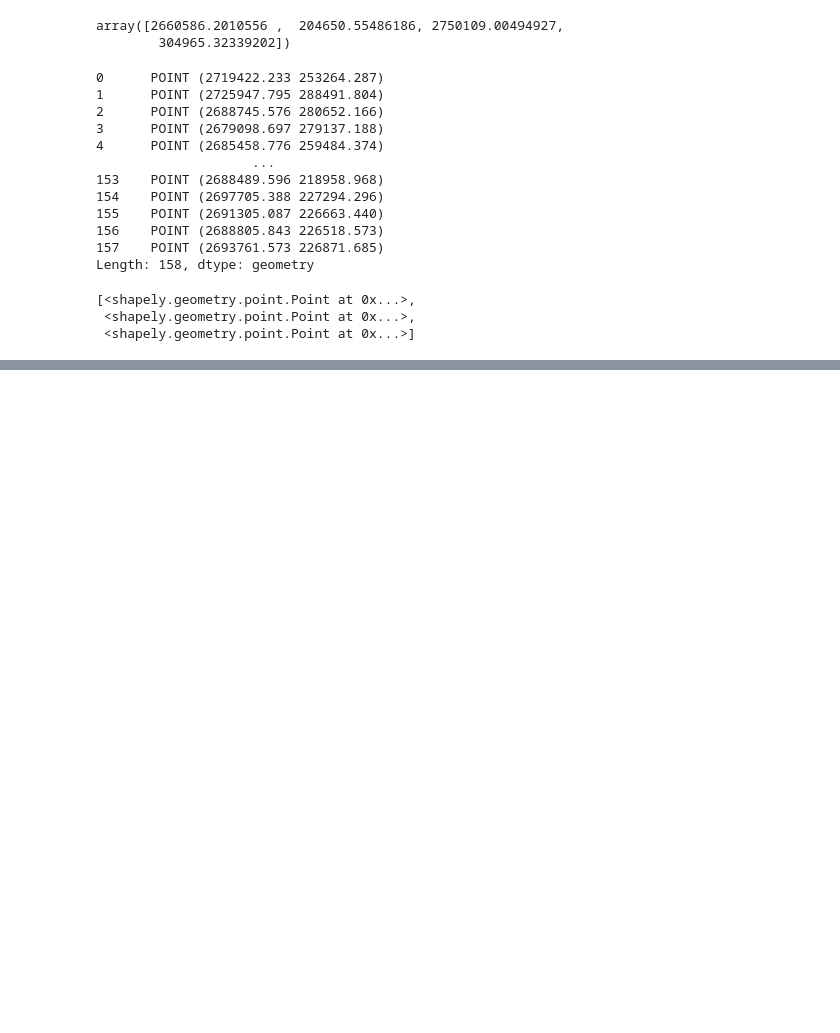
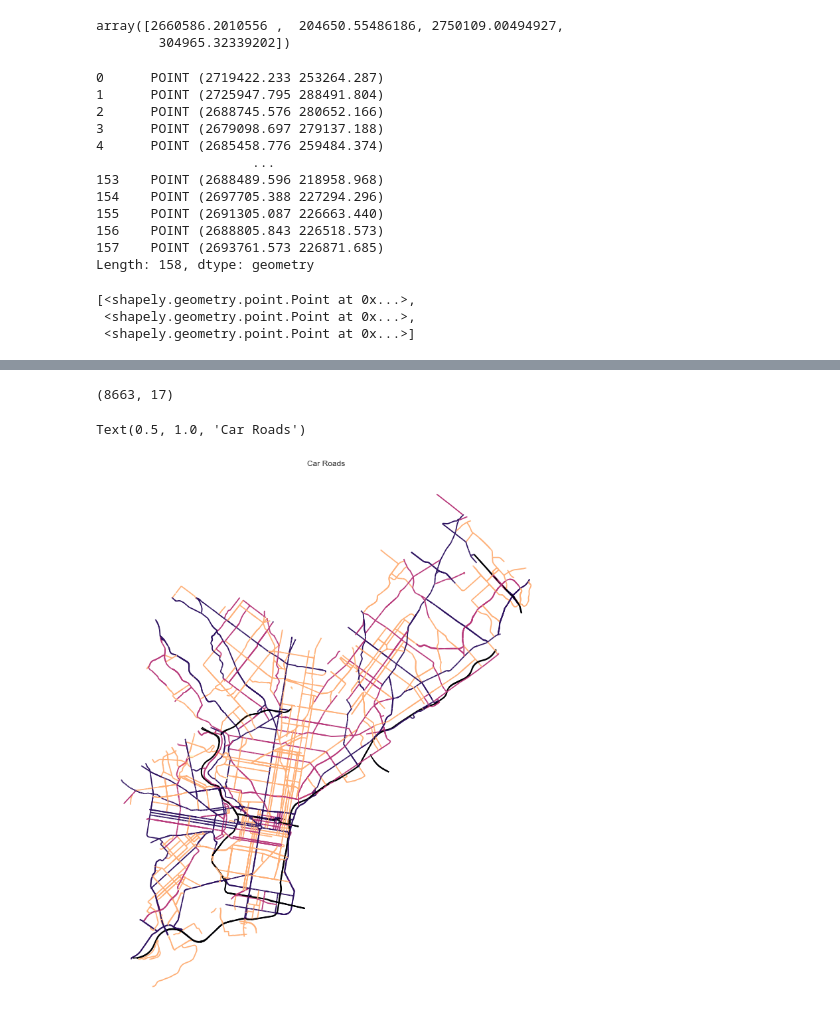
Before and after one commit to Pball01/vacant_lot, a Jupyter notebook: data_explore.ipynb, the cells around one changed output, grey strips where cells are left out. Cells and saved outputs as stored; diff of their text form; code cells hidden in the pictures; blank space fills up the shorter version.

```diff
--- a/data_explore.ipynb
+++ b/data_explore.ipynb
@@ -134,0 +224,21 @@ plt.legend(prop = {'size' : 15})
+# %%
+car_roads = roads[(roads.fclass == 'tertiary') |
+                  (roads.fclass == 'tertiary_link') |
+                  (roads.fclass == 'secondary') |
+                  (roads.fclass == 'secondary_link') |
+                  (roads.fclass == 'primary') |
+                  (roads.fclass == 'primary_link') |
+                  (roads.fclass == 'motorway') |
+                  (roads.fclass == 'motorway_linkt')]
+
+car_roads.shape
+# %% [output]
+(8663, 17)
+# %%
+fig, ax = plt.subplots(figsize =(15,15))
+car_roads.plot(ax = ax, markersize=0.01, column='fclass',figsize=(5, 5), cmap = 'magma')
+plt.axis('off');
+plt.title("Car Roads")
+# %% [output]
+Text(0.5, 1.0, 'Car Roads')
+[figure, added]
```
Also changed, not shown: parts of 15 cells of this notebook.
